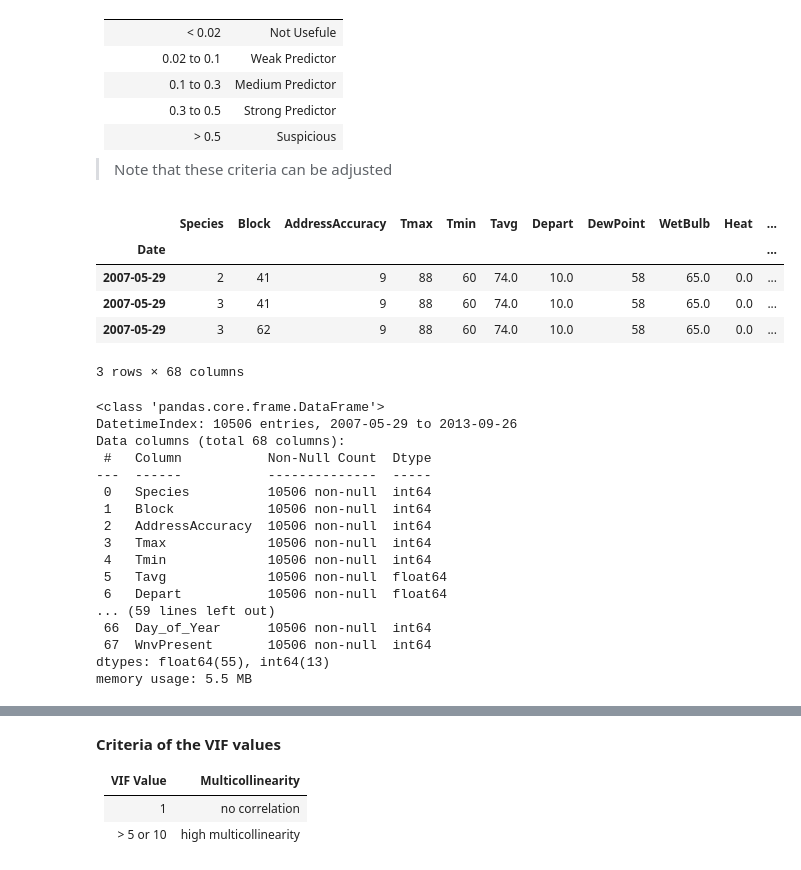
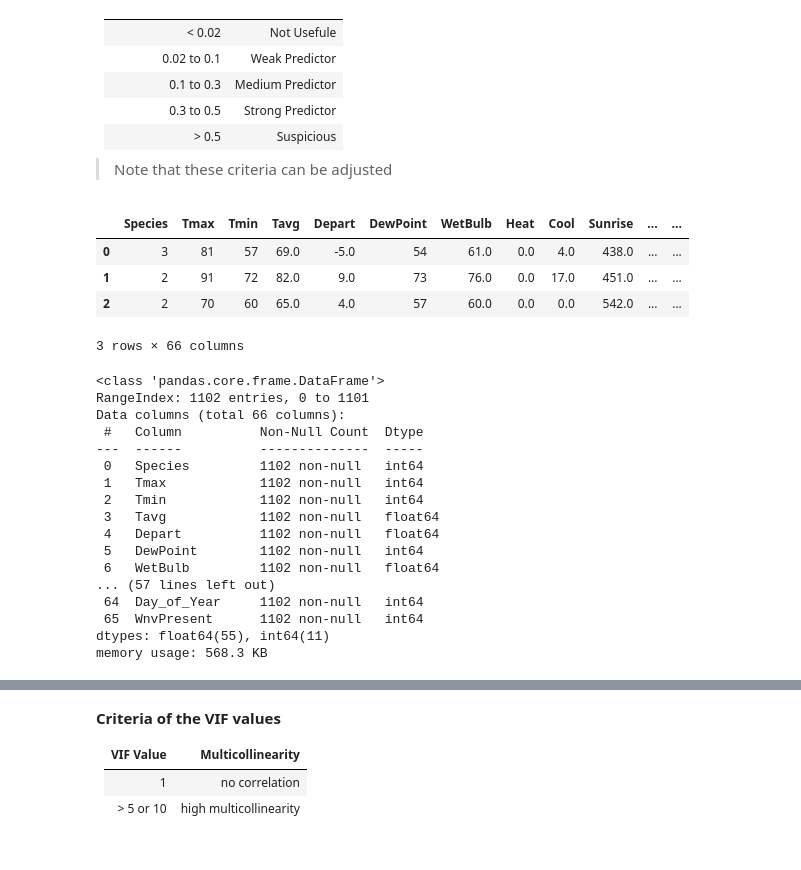
Before and after one commit to astrodoo/Springboard, a Jupyter notebook: Capstone_WestNileVirus/notebook/WestNileVirus_Preprocess.ipynb, the cells around one changed output, grey strips where cells are left out. Cells and saved outputs as stored; diff of their text form; code cells hidden in the pictures.

```diff
--- a/Capstone_WestNileVirus/notebook/WestNileVirus_Preprocess.ipynb
+++ b/Capstone_WestNileVirus/notebook/WestNileVirus_Preprocess.ipynb
@@ -114,7 +114,7 @@ dtypes: float64(4), int64(4), object(5)
 memory usage: 1.1+ MB
 # %%
 # drop address (and location) columns
-col_drop = ['Address', 'Street', 'Trap', 'AddressNumberAndStreet', 'Latitude', 'Longitude', 'Latitude2','Longitude2']
+col_drop = ['Address', 'Street', 'Trap', 'AddressNumberAndStreet', 'Latitude', 'Longitude', 'Latitude2','Longitude2','Block','AddressAccuracy']
 train_selected = train.drop(col_drop, axis=1)
 train_selected.info()
 # %% [output]
@@ -597,0 +591,9 @@ memory usage: 52.9 MB
+# %%
+# instantiating the random over sampler
+rus = RandomUnderSampler()
+
+# resampling X, y
+train_rus, target_rus = rus.fit_resample(train_merged, targets.WnvPresent)
+
+# new class distribution
+print(Counter(target_rus))
@@ -614,34 +662,33 @@ memory usage: 52.9 MB
 
 > Note that these criteria can be adjusted
 # %%
-train_merged = pd.concat([train_merged, targets.WnvPresent.to_frame()], axis=1)
+train_rus = pd.concat([train_rus, target_rus.to_frame()], axis=1)
 # %%
-train_merged.head(3)
+train_rus.head(3)
 # %% [output]
-|  | Species | Block | AddressAccuracy | Tmax | Tmin | Tavg | Depart | DewPoint | WetBulb | Heat | ... |
-| Date |  |  |  |  |  |  |  |  |  |  | ... |
-| 2007-05-29 | 2 | 41 | 9 | 88 | 60 | 74.0 | 10.0 | 58 | 65.0 | 0.0 | ... |
-| 2007-05-29 | 3 | 41 | 9 | 88 | 60 | 74.0 | 10.0 | 58 | 65.0 | 0.0 | ... |
-| 2007-05-29 | 3 | 62 | 9 | 88 | 60 | 74.0 | 10.0 | 58 | 65.0 | 0.0 | ... |
+|  | Species | Tmax | Tmin | Tavg | Depart | DewPoint | WetBulb | Heat | Cool | Sunrise | ... | ... |
+| 0 | 3 | 81 | 57 | 69.0 | -5.0 | 54 | 61.0 | 0.0 | 4.0 | 438.0 | ... | ... |
+| 1 | 2 | 91 | 72 | 82.0 | 9.0 | 73 | 76.0 | 0.0 | 17.0 | 451.0 | ... | ... |
+| 2 | 2 | 70 | 60 | 65.0 | 4.0 | 57 | 60.0 | 0.0 | 0.0 | 542.0 | ... | ... |
-3 rows × 68 columns
+3 rows × 66 columns
 # %%
-train_merged.info()
+train_rus.info()
 # %% [output]
 <class 'pandas.core.frame.DataFrame'>
-DatetimeIndex: 10506 entries, 2007-05-29 to 2013-09-26
-Data columns (total 68 columns):
- #   Column           Non-Null Count  Dtype
----  ------           --------------  -----
- 0   Species          10506 non-null  int64
- 1   Block            10506 non-null  int64
- 2   AddressAccuracy  10506 non-null  int64
- 3   Tmax             10506 non-null  int64
- 4   Tmin             10506 non-null  int64
- 5   Tavg             10506 non-null  float64
- 6   Depart           10506 non-null  float64
-... (59 lines left out)
- 66  Day_of_Year      10506 non-null  int64
- 67  WnvPresent       10506 non-null  int64
-dtypes: float64(55), int64(13)
-memory usage: 5.5 MB
+RangeIndex: 1102 entries, 0 to 1101
+Data columns (total 66 columns):
+ #   Column          Non-Null Count  Dtype
+---  ------          --------------  -----
+ 0   Species         1102 non-null   int64
+ 1   Tmax            1102 non-null   int64
+ 2   Tmin            1102 non-null   int64
+ 3   Tavg            1102 non-null   float64
+ 4   Depart          1102 non-null   float64
+ 5   DewPoint        1102 non-null   int64
+ 6   WetBulb         1102 non-null   float64
+... (57 lines left out)
+ 64  Day_of_Year     1102 non-null   int64
+ 65  WnvPresent      1102 non-null   int64
+dtypes: float64(55), int64(11)
+memory usage: 568.3 KB
 # %%
```
Also changed, not shown: parts of 78 cells of this notebook, 3 other files.
